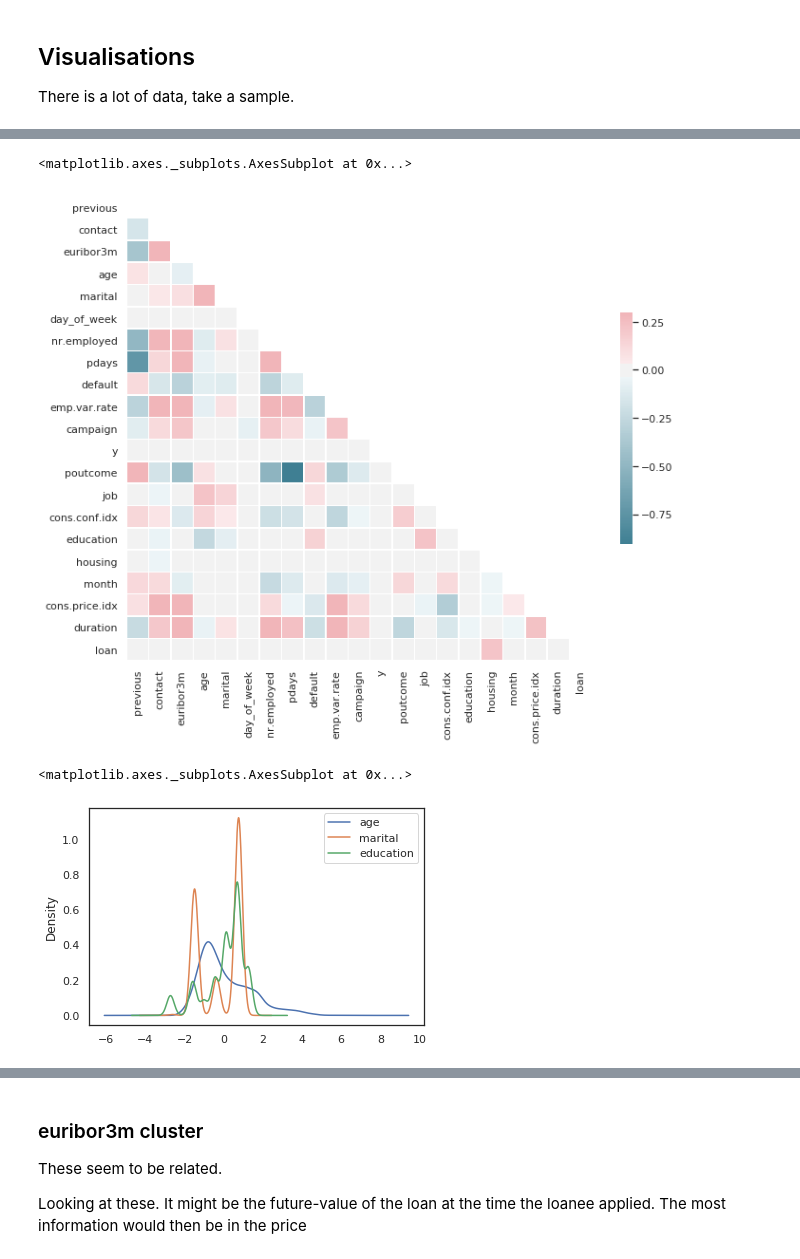
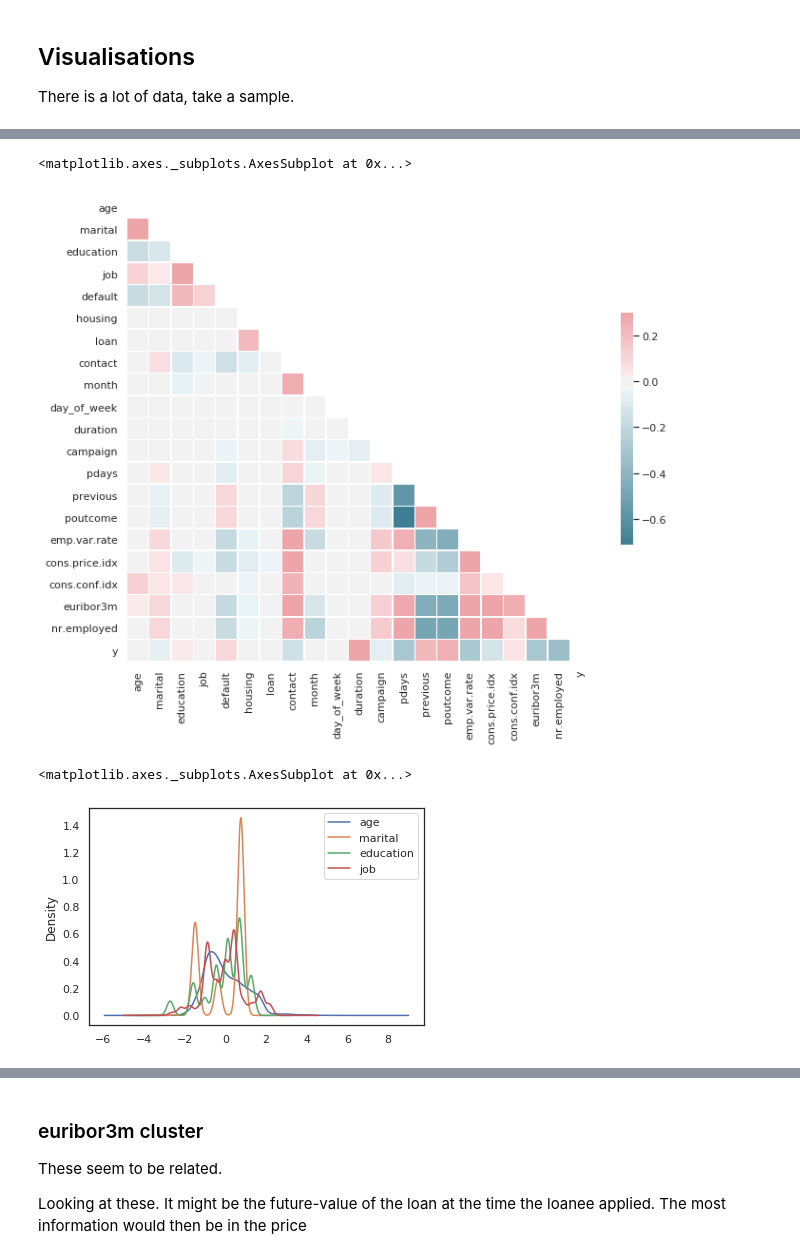
Before and after one commit to eepgwde/pyeg0, a Jupyter notebook: fca/fca1.ipynb, the cells around one changed output, grey strips where cells are left out. Cells and saved outputs as stored; diff of their text form; code cells hidden in the pictures.

```diff
--- a/fca/fca1.ipynb
+++ b/fca/fca1.ipynb
@@ -53,10 +53,13 @@ i0 = Utility.instance()
 
 There is a lot of data, take a sample.
 # %%
+# Use the dataframe in the form of last of these
 df2 = pd.read_pickle("catted.pickle")
 df2 = pd.read_pickle("coded.pickle")
 df2 = pd.read_pickle("scaled.pickle")
 
+# I may use some models with fit() methods
+X = df2
 y = df2.y
 # %%
 ## Remove the columns with 0 for correlations
@@ -71,8 +76,12 @@ X_train, X_test, y_train, y_test = train_test_split(df2, y, test_size=0.2)
 X = X_test[cols2]
 y = y_test
 # %%
+## Do not use this by default
+
 # Another variant is to check when the outcome is true (or false)
 # This can trap conditioned outcomes
-set(df2.y)
-X = df2[df2.y > 0][cols2]
-y = df2.y
+
+if False:
+    set(df2.y)
+    X = df2[df2.y > 0][cols2]
+    y = df2.y
@@ -109,37 +116,53 @@ memory usage: 797.5 KB
+# %%
+## Correlations
+
+# Although one can search the correlation matrix, it's usually easiest to look at a plot.
+# It's helpful to cluster to similar groups
+
+d0 = { '01': ['age', 'marital', 'education', 'job'],
+    '02': ['default', 'housing', 'loan'],
+    '03': ['contact', 'month', 'day_of_week', 'duration'],
+    '04': ['campaign', 'pdays', 'previous', 'poutcome'],
+    '05': ['emp.var.rate', 'cons.price.idx', 'cons.conf.idx', 'euribor3m', 'nr.employed' ],
+    '06': ['y'] }
+
+cols = list(i0.flatten(d0.values()))
 # %%
-## Correlations
-
 sns.set(style="white")
 
 # Compute the correlation matrix
 # Put the output back in
-X1 = X.copy()
+X1 = X[cols].copy()
 X1['y'] = y
 corr = X1.corr()
 
 # Generate a mask for the upper triangle
 mask = np.zeros_like(corr, dtype=np.bool)
 mask[np.triu_indices_from(mask)] = True
 
 # Set up the matplotlib figure
 f, ax = plt.subplots(figsize=(11, 9))
 
 # Generate a custom diverging colormap
 cmap = sns.diverging_palette(220, 10, as_cmap=True)
 
 # Draw the heatmap with the mask and correct aspect ratio
 sns.heatmap(corr, mask=mask, cmap=cmap, vmax=.3, center=0,
             square=True, linewidths=.5, cbar_kws={"shrink": .5})
+
+plt.savefig("cache/bak/corr.jpeg", dpi=150)
 # %% [output]
 <matplotlib.axes._subplots.AxesSubplot at 0x...>
-[figure, old version]
+[figure, new version]
 # %%
 # Check the age shape
 
-X[['age', 'marital', 'education']].plot.density()
+X[['age', 'marital', 'education', 'job']].plot.density()
+
+plt.savefig("cache/bak/age-marital.jpeg", dpi=150)
 # %% [output]
 <matplotlib.axes._subplots.AxesSubplot at 0x...>
-[figure, old version]
+[figure, new version]
 # %%
 # These seem to lagged identical
 X[['poutcome', 'previous', 'pdays']].plot.density()
```
Also changed, not shown: parts of 11 cells of this notebook, 3 other files.
